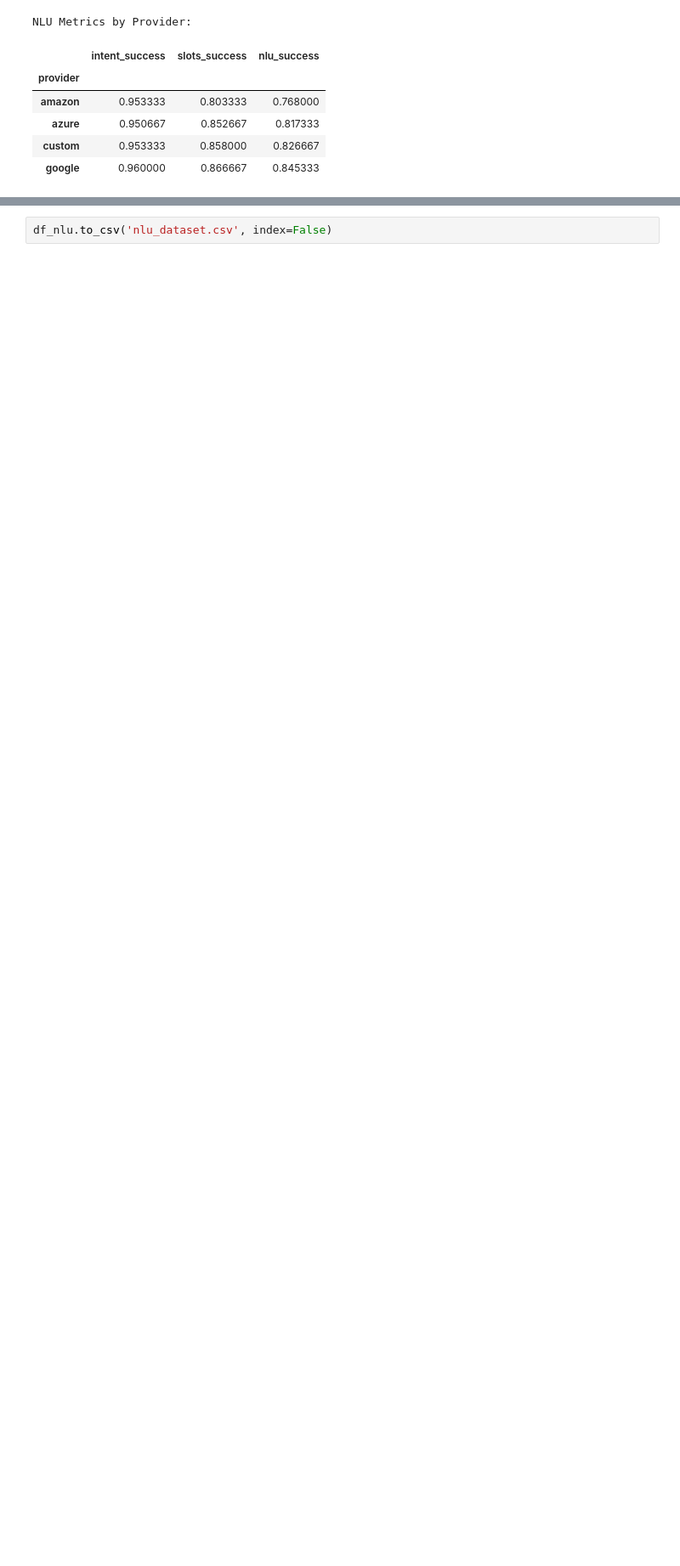
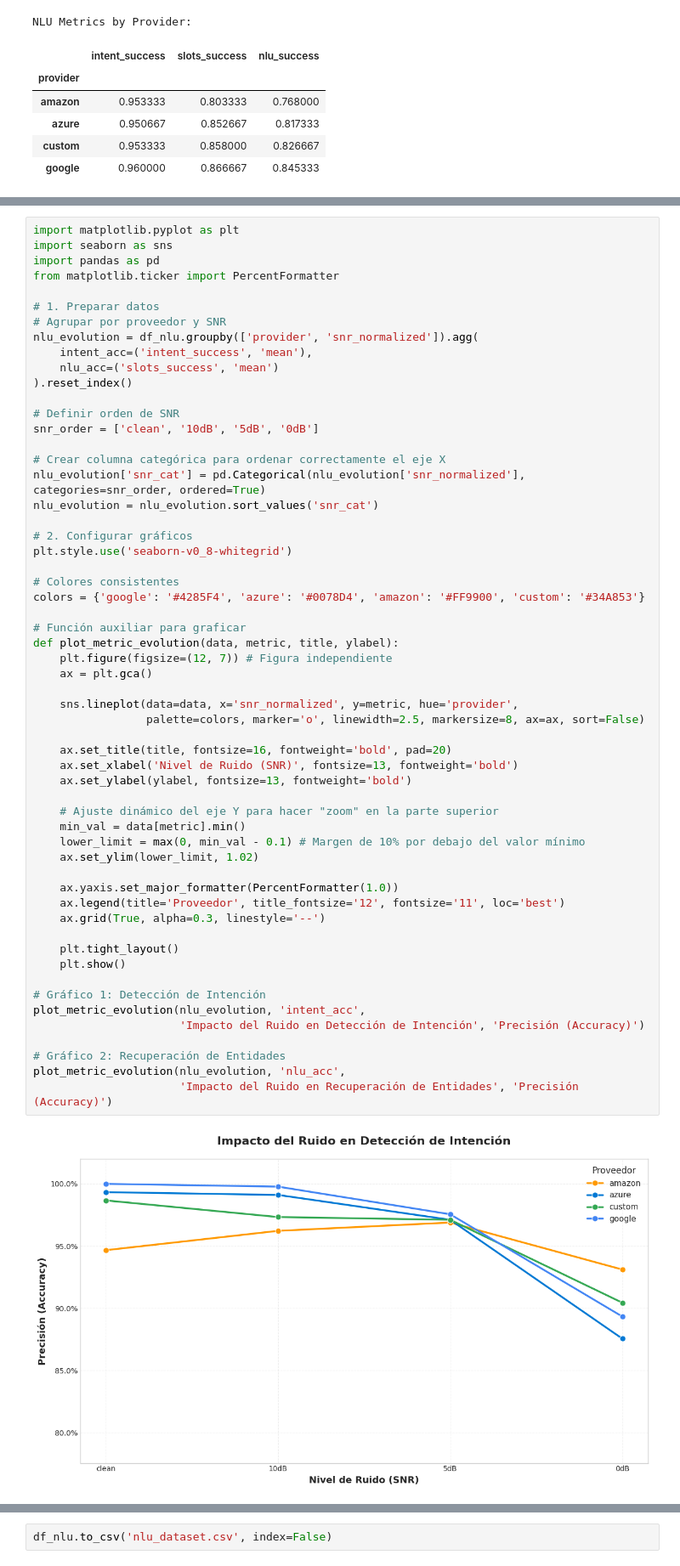
Before and after one commit to agomezb/ASR-Comparative, a Jupyter notebook: analisis.ipynb, the cells around one changed output, grey strips where cells are left out. Shown at 85% size. Cells and saved outputs as stored; diff of their text form; blank space fills up the shorter version.

```diff
--- a/analisis.ipynb
+++ b/analisis.ipynb
@@ -582,0 +799,59 @@ NLU Metrics by Provider:
+# %%
+import matplotlib.pyplot as plt
+import seaborn as sns
+import pandas as pd
+from matplotlib.ticker import PercentFormatter
+
+# 1. Preparar datos
+# Agrupar por proveedor y SNR
+nlu_evolution = df_nlu.groupby(['provider', 'snr_normalized']).agg(
+    intent_acc=('intent_success', 'mean'),
+    nlu_acc=('slots_success', 'mean')
+).reset_index()
+
+# Definir orden de SNR
+snr_order = ['clean', '10dB', '5dB', '0dB']
+
+# Crear columna categórica para ordenar correctamente el eje X
+nlu_evolution['snr_cat'] = pd.Categorical(nlu_evolution['snr_normalized'], categories=snr_order, ordered=True)
+nlu_evolution = nlu_evolution.sort_values('snr_cat')
+
+# 2. Configurar gráficos
+plt.style.use('seaborn-v0_8-whitegrid')
+
+# Colores consistentes
+colors = {'google': '#4285F4', 'azure': '#0078D4', 'amazon': '#FF9900', 'custom': '#34A853'}
+
+# Función auxiliar para graficar
+def plot_metric_evolution(data, metric, title, ylabel):
+    plt.figure(figsize=(12, 7)) # Figura independiente
+    ax = plt.gca()
+
+    sns.lineplot(data=data, x='snr_normalized', y=metric, hue='provider',
+                 palette=colors, marker='o', linewidth=2.5, markersize=8, ax=ax, sort=False)
+
+    ax.set_title(title, fontsize=16, fontweight='bold', pad=20)
+    ax.set_xlabel('Nivel de Ruido (SNR)', fontsize=13, fontweight='bold')
+    ax.set_ylabel(ylabel, fontsize=13, fontweight='bold')
+
+    # Ajuste dinámico del eje Y para hacer "zoom" en la parte superior
+    min_val = data[metric].min()
+    lower_limit = max(0, min_val - 0.1) # Margen de 10% por debajo del valor mínimo
+    ax.set_ylim(lower_limit, 1.02)
+
+    ax.yaxis.set_major_formatter(PercentFormatter(1.0))
+    ax.legend(title='Proveedor', title_fontsize='12', fontsize='11', loc='best')
+    ax.grid(True, alpha=0.3, linestyle='--')
+
+    plt.tight_layout()
+    plt.show()
+
+# Gráfico 1: Detección de Intención
+plot_metric_evolution(nlu_evolution, 'intent_acc',
+                      'Impacto del Ruido en Detección de Intención', 'Precisión (Accuracy)')
+
+# Gráfico 2: Recuperación de Entidades
+plot_metric_evolution(nlu_evolution, 'nlu_acc',
+                      'Impacto del Ruido en Recuperación de Entidades', 'Precisión (Accuracy)')
+# %% [output]
+[figure, added]
```
Also changed, not shown: parts of 21 cells of this notebook, 2 other files.
